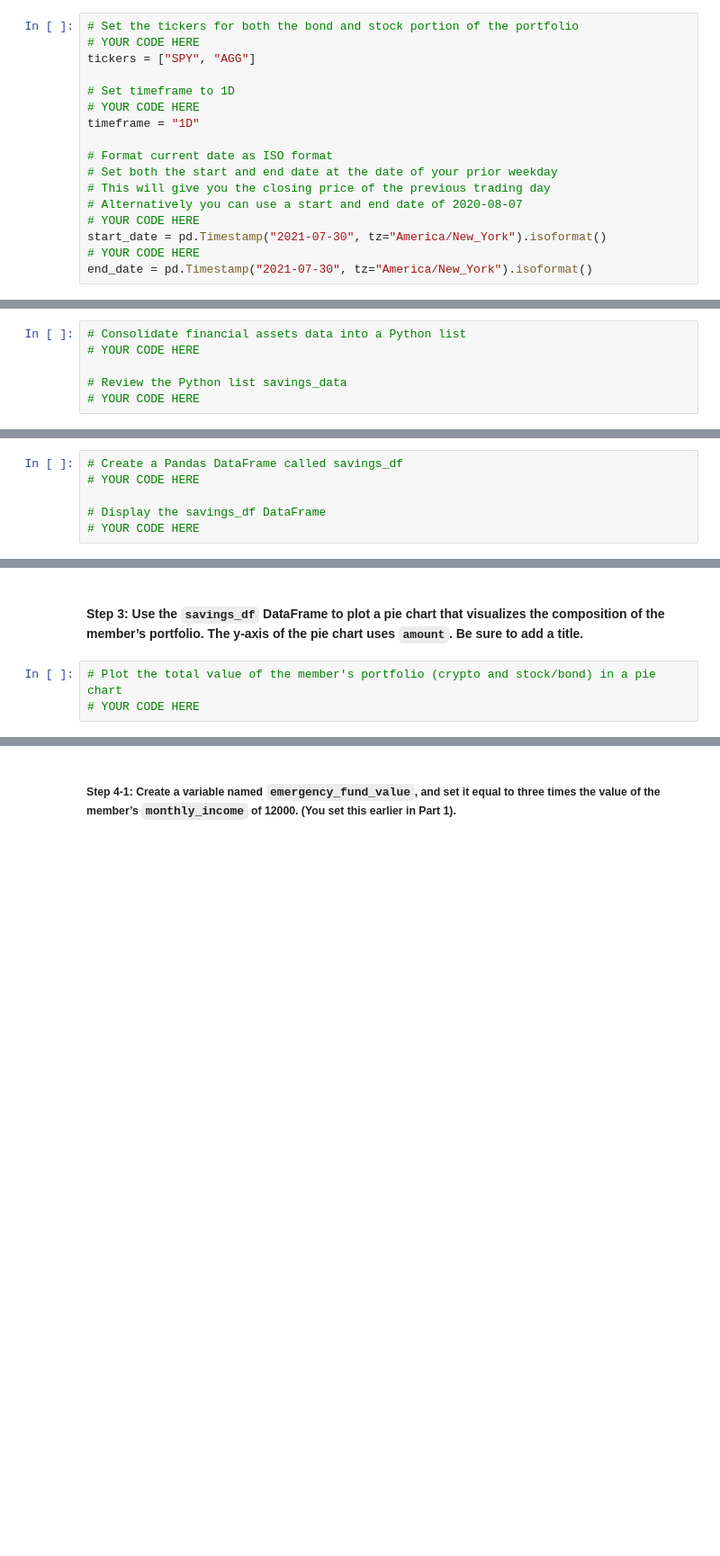
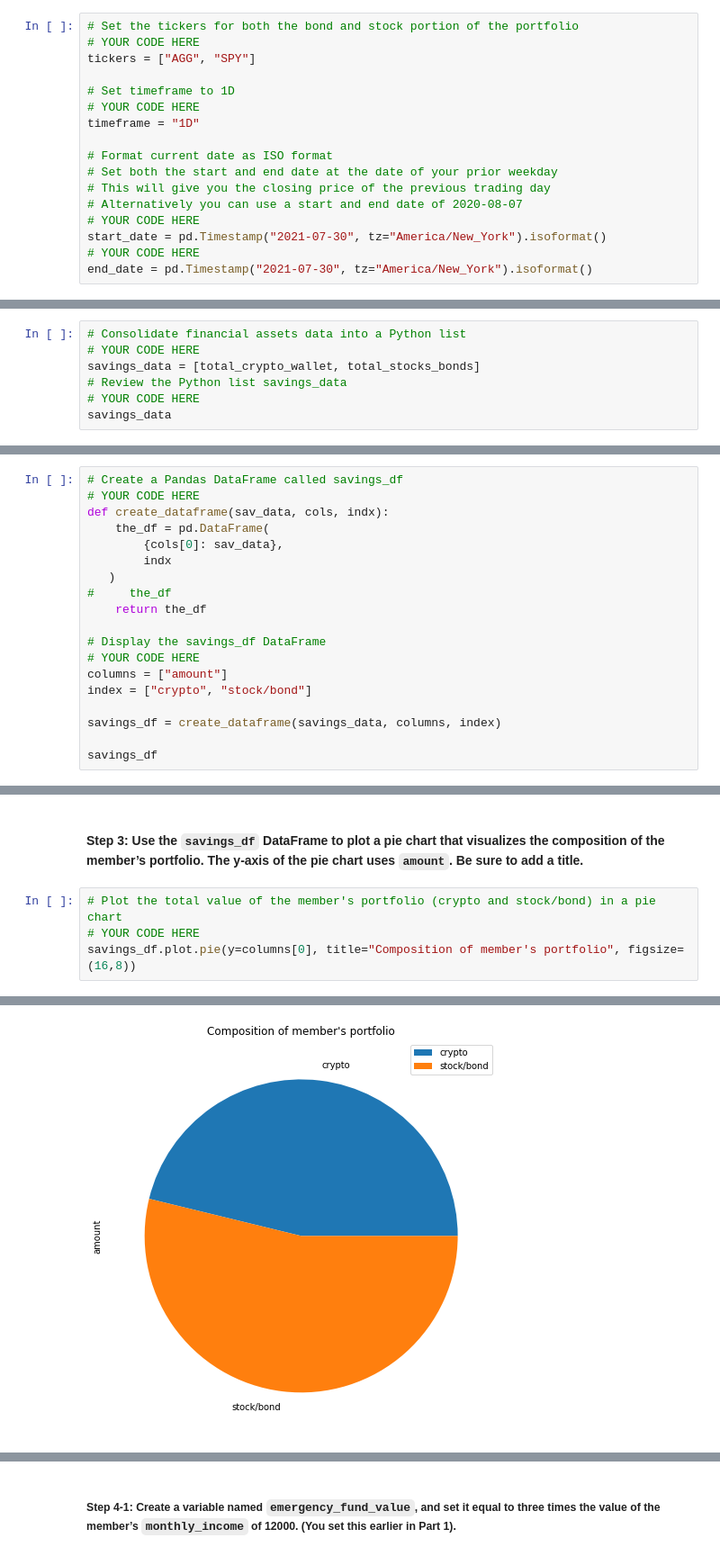
Before and after one commit to saeedraghib/m05_challenge_01A, a Jupyter notebook: sr_financial_planning_tools.ipynb, the cells around one changed output, grey strips where cells are left out. Shown at 90% size. Saved outputs shown, nothing was run; the diff lists cells and outputs as text; blank space fills up the shorter version.

Commit message:
Part 1 as well as charts are completed.

```diff
--- a/sr_financial_planning_tools.ipynb
+++ b/sr_financial_planning_tools.ipynb
@@ -228,7 +228,7 @@ alpaca = tradeapi.REST(
 # %%
 # Set the tickers for both the bond and stock portion of the portfolio
 # YOUR CODE HERE
-tickers = ["SPY", "AGG"]
+tickers = ["AGG", "SPY"]
 
 # Set timeframe to 1D
 # YOUR CODE HERE
@@ -358,6 +358,7 @@ In this section, you’ll use the valuations for the cryptocurrency wallet and f
 # %%
 # Consolidate financial assets data into a Python list
 # YOUR CODE HERE
-
+savings_data = [total_crypto_wallet, total_stocks_bonds]
 # Review the Python list savings_data
 # YOUR CODE HERE
+savings_data
@@ -372,6 +375,19 @@ In this section, you’ll use the valuations for the cryptocurrency wallet and f
 # %%
 # Create a Pandas DataFrame called savings_df
 # YOUR CODE HERE
+def create_dataframe(sav_data, cols, indx):
+    the_df = pd.DataFrame(
+        {cols[0]: sav_data},
+        indx
+   )
+#     the_df
+    return the_df
 
 # Display the savings_df DataFrame
 # YOUR CODE HERE
+columns = ["amount"]
+index = ["crypto", "stock/bond"]
+
+savings_df = create_dataframe(savings_data, columns, index)
+
+savings_df
@@ -380,3 +400,5 @@ In this section, you’ll use the valuations for the cryptocurrency wallet and f
 # %%
 # Plot the total value of the member's portfolio (crypto and stock/bond) in a pie chart
 # YOUR CODE HERE
+savings_df.plot.pie(y=columns[0], title="Composition of member's portfolio", figsize=(16,8))
+# %% [output]
@@ -383,3 +406,4 @@ In this section, you’ll use the valuations for the cryptocurrency wallet and f
+[figure, added]
 # %% [markdown]
 #### Step 4: Using Python, determine if the current portfolio has enough to create an emergency fund as part of the member’s financial plan. Ideally, an emergency fund should equal to three times the member’s monthly income. To do this, implement the following steps:
 
```
Also changed, not shown: parts of 25 cells of this notebook.
